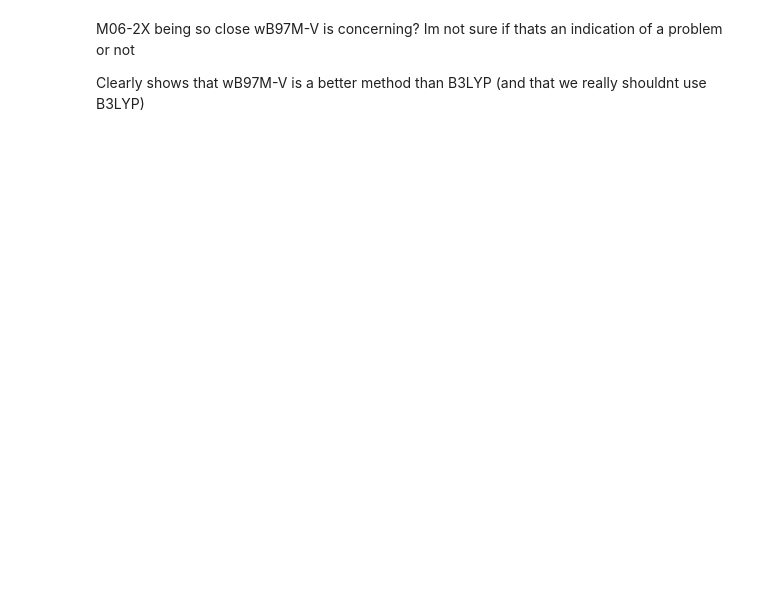
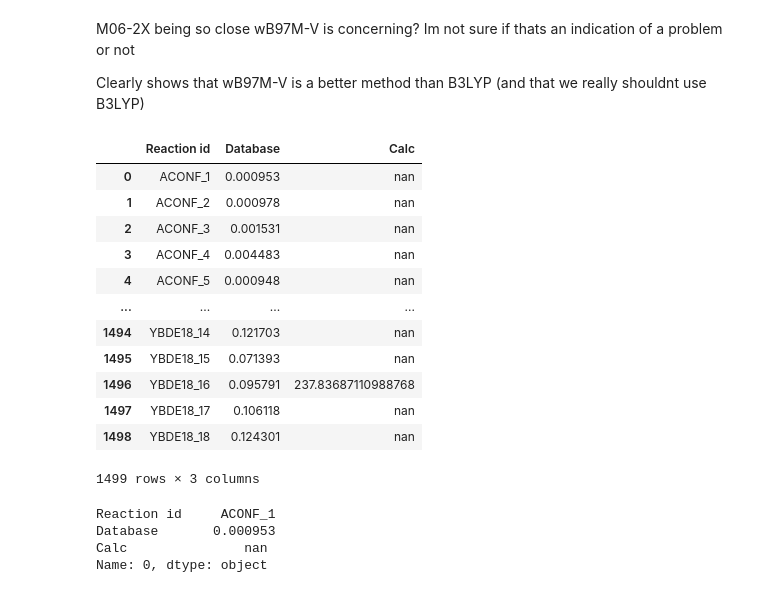
Before and after one commit to SamuelPitman/ProcessingData, a Jupyter notebook: Processing.ipynb, the cells around one changed output. Cells and saved outputs as stored; diff of their text form; code cells hidden in the pictures; blank space fills up the shorter version.

```diff
--- a/Processing.ipynb
+++ b/Processing.ipynb
@@ -1915,3 +1903,30 @@ plt.show()
 M06-2X being so close wB97M-V is concerning? Im not sure if thats an indication of a problem or not
 
 Clearly shows that wB97M-V is a better method than B3LYP (and that we really shouldnt use B3LYP)
+# %%
+TESTINGSIZEXXX = pd.read_csv(f'29Sept/Results/Benchmark_M06-2X.aug-pc-2.csv', sep=',')
+# %%
+TESTINGSIZEXXX = TESTINGSIZEXXX.dropna(axis=1, how='all')
+TESTINGSIZEXXX = TESTINGSIZEXXX.dropna(axis=0, how='all')
+TESTINGSIZEXXX
+# %% [output]
+|  | Reaction id | Database | Calc |
+| 0 | ACONF_1 | 0.000953 | nan |
+| 1 | ACONF_2 | 0.000978 | nan |
+| 2 | ACONF_3 | 0.001531 | nan |
+| 3 | ACONF_4 | 0.004483 | nan |
+| 4 | ACONF_5 | 0.000948 | nan |
+| ... | ... | ... | ... |
+| 1494 | YBDE18_14 | 0.121703 | nan |
+| 1495 | YBDE18_15 | 0.071393 | nan |
+| 1496 | YBDE18_16 | 0.095791 | 237.83687110988768 |
+| 1497 | YBDE18_17 | 0.106118 | nan |
+| 1498 | YBDE18_18 | 0.124301 | nan |
+1499 rows × 3 columns
+# %%
+TESTINGSIZEXXX.iloc[0]
+# %% [output]
+Reaction id     ACONF_1
+Database       0.000953
+Calc               nan
+Name: 0, dtype: object
```
Also changed, not shown: parts of 17 cells of this notebook.
